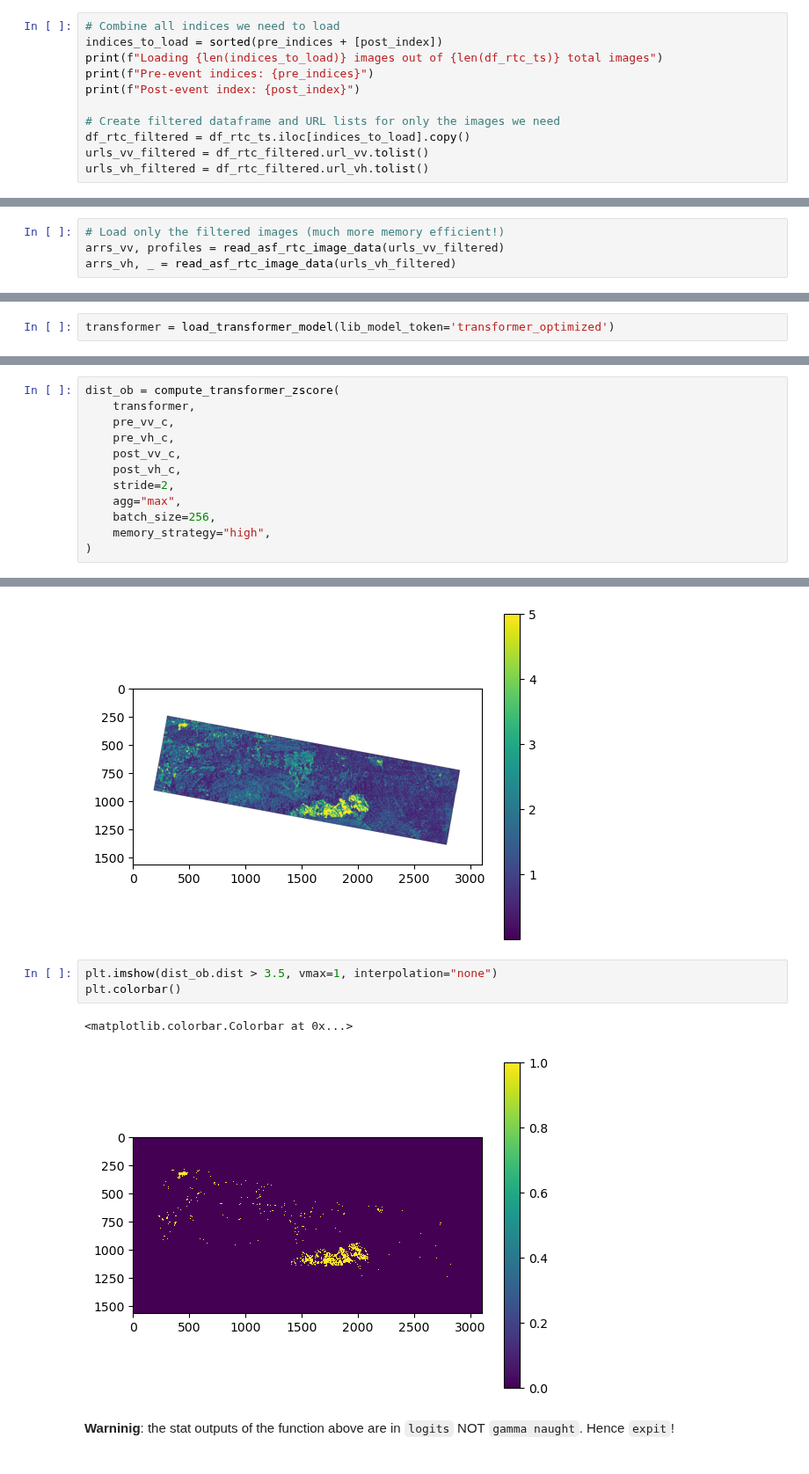
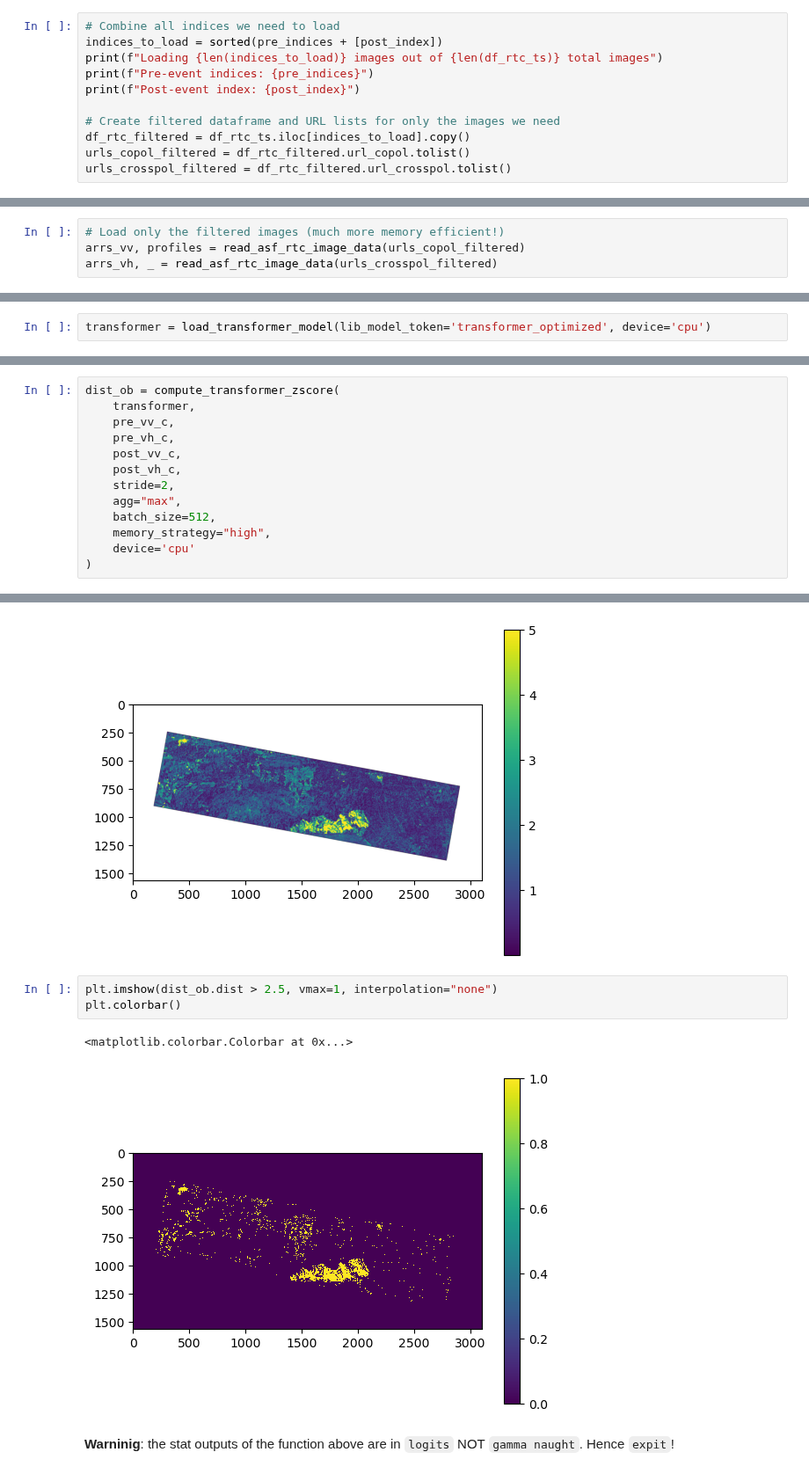
Before and after one commit to opera-adt/distmetrics, a Jupyter notebook: notebooks/A__single_burst_application.ipynb, the cells around one changed output, grey strips where cells are left out. Shown at 88% size. Cells and saved outputs as stored; diff of their text form.

```diff
--- a/notebooks/A__single_burst_application.ipynb
+++ b/notebooks/A__single_burst_application.ipynb
@@ -103,6 +113,6 @@ print(f"Post-event index: {post_index}")
 
 # Create filtered dataframe and URL lists for only the images we need
 df_rtc_filtered = df_rtc_ts.iloc[indices_to_load].copy()
-urls_vv_filtered = df_rtc_filtered.url_vv.tolist()
-urls_vh_filtered = df_rtc_filtered.url_vh.tolist()
+urls_copol_filtered = df_rtc_filtered.url_copol.tolist()
+urls_crosspol_filtered = df_rtc_filtered.url_crosspol.tolist()
 # %% [output]
@@ -113,8 +123,8 @@ Post-event index: 92
 **Warning**: sometime this cell fails and must be re-run due to a transient server error.
 # %%
 # Load only the filtered images (much more memory efficient!)
-arrs_vv, profiles = read_asf_rtc_image_data(urls_vv_filtered)
-arrs_vh, _ = read_asf_rtc_image_data(urls_vh_filtered)
+arrs_vv, profiles = read_asf_rtc_image_data(urls_copol_filtered)
+arrs_vh, _ = read_asf_rtc_image_data(urls_crosspol_filtered)
 # %%
 arrs_vv_d = despeckle_rtc_arrs_with_tv(arrs_vv, n_jobs=10, interp_method='bilinear')
 arrs_vh_d = despeckle_rtc_arrs_with_tv(arrs_vh, n_jobs=10, interp_method='bilinear')
@@ -150,5 +161,5 @@ ALLOWED_MODELS
 # %%
-transformer = load_transformer_model(lib_model_token='transformer_optimized')
+transformer = load_transformer_model(lib_model_token='transformer_optimized', device='cpu')
 # %%
 pre_imgs_vv = arrs_vv_d[:-1]
 pre_imgs_vh = arrs_vh_d[:-1]
@@ -194,8 +209,9 @@ dist_ob = compute_transformer_zscore(
     post_vh_c,
     stride=2,
     agg="max",
-    batch_size=256,
+    batch_size=512,
     memory_strategy="high",
+    device='cpu'
 )
 # %% [output]
 Returning anything other than `self` from a top level model validator isn't supported when validating via `__init__`.
@@ -208,11 +224,11 @@ plt.colorbar()
 <matplotlib.colorbar.Colorbar at 0x...>
 [figure]
 # %%
-plt.imshow(dist_ob.dist > 3.5, vmax=1, interpolation="none")
+plt.imshow(dist_ob.dist > 2.5, vmax=1, interpolation="none")
 plt.colorbar()
 # %% [output]
 <matplotlib.colorbar.Colorbar at 0x...>
-[figure, old version]
+[figure, new version]
 # %% [markdown]
 **Warninig**: the stat outputs of the function above are in `logits` NOT `gamma naught`. Hence `expit`!
 # %%
```
Also changed, not shown: parts of 7 cells of this notebook, 2 other files.
